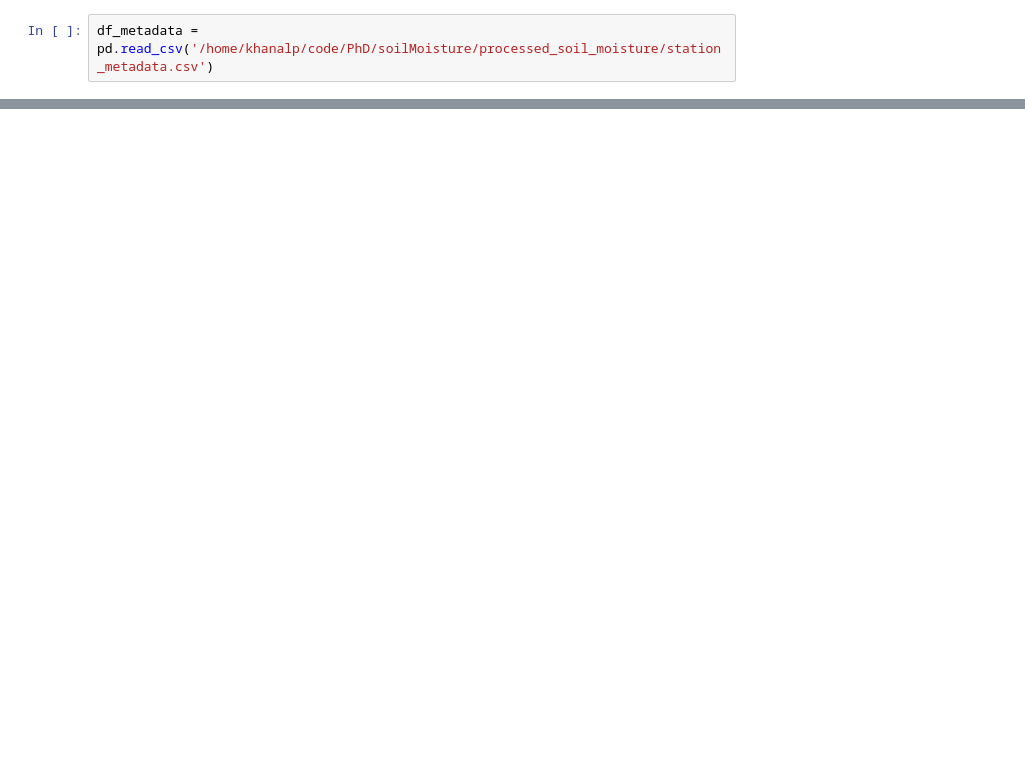
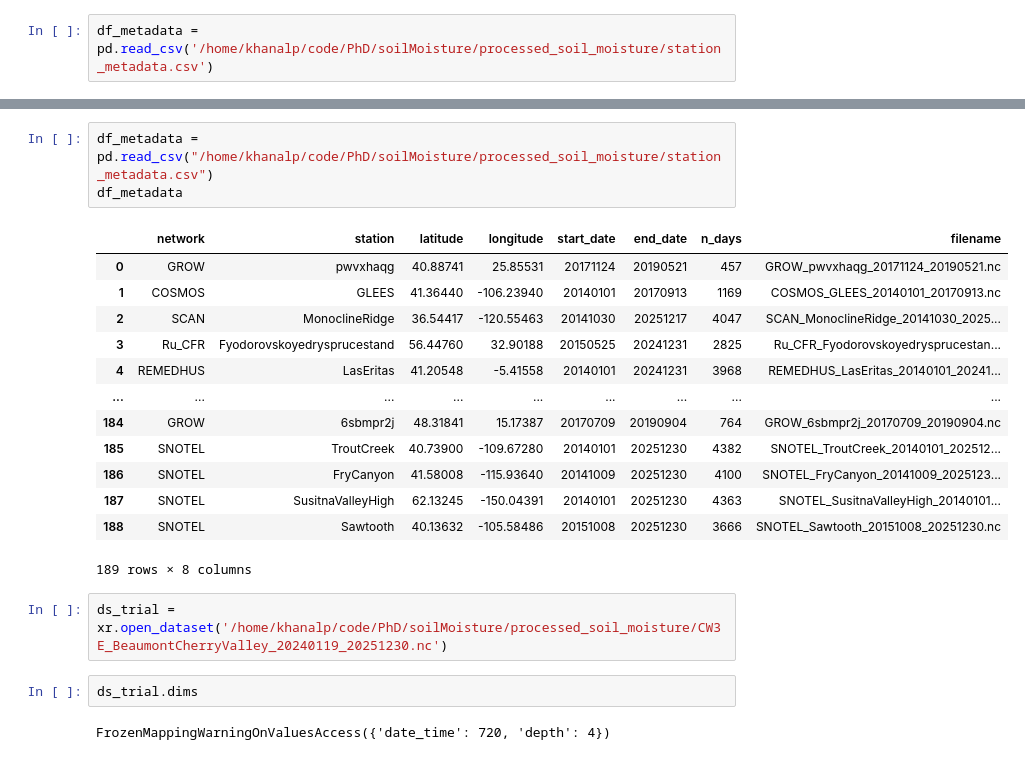
Before and after one commit to prajzwal08/soilMoisture, a Jupyter notebook: preprocessing_ISMN_soilMoisture.ipynb, the cells around one changed output, grey strips where cells are left out. Drawn from its saved outputs; the diff is of its cells as text; blank space fills up the shorter version.

```diff
--- a/preprocessing_ISMN_soilMoisture.ipynb
+++ b/preprocessing_ISMN_soilMoisture.ipynb
@@ -478,0 +541,23 @@ trial
+# %%
+df_metadata = pd.read_csv("/home/khanalp/code/PhD/soilMoisture/processed_soil_moisture/station_metadata.csv")
+df_metadata
+# %% [output]
+|  | network | station | latitude | longitude | start_date | end_date | n_days | filename |
+| 0 | GROW | pwvxhaqg | 40.88741 | 25.85531 | 20171124 | 20190521 | 457 | GROW_pwvxhaqg_20171124_20190521.nc |
+| 1 | COSMOS | GLEES | 41.36440 | -106.23940 | 20140101 | 20170913 | 1169 | COSMOS_GLEES_20140101_20170913.nc |
+| 2 | SCAN | MonoclineRidge | 36.54417 | -120.55463 | 20141030 | 20251217 | 4047 | SCAN_MonoclineRidge_20141030_2025... |
+| 3 | Ru_CFR | Fyodorovskoyedrysprucestand | 56.44760 | 32.90188 | 20150525 | 20241231 | 2825 | Ru_CFR_Fyodorovskoyedrysprucestan... |
+| 4 | REMEDHUS | LasEritas | 41.20548 | -5.41558 | 20140101 | 20241231 | 3968 | REMEDHUS_LasEritas_20140101_20241... |
+| ... | ... | ... | ... | ... | ... | ... | ... | ... |
+| 184 | GROW | 6sbmpr2j | 48.31841 | 15.17387 | 20170709 | 20190904 | 764 | GROW_6sbmpr2j_20170709_20190904.nc |
+| 185 | SNOTEL | TroutCreek | 40.73900 | -109.67280 | 20140101 | 20251230 | 4382 | SNOTEL_TroutCreek_20140101_202512... |
+| 186 | SNOTEL | FryCanyon | 41.58008 | -115.93640 | 20141009 | 20251230 | 4100 | SNOTEL_FryCanyon_20141009_2025123... |
+| 187 | SNOTEL | SusitnaValleyHigh | 62.13245 | -150.04391 | 20140101 | 20251230 | 4363 | SNOTEL_SusitnaValleyHigh_20140101... |
+| 188 | SNOTEL | Sawtooth | 40.13632 | -105.58486 | 20151008 | 20251230 | 3666 | SNOTEL_Sawtooth_20151008_20251230.nc |
+189 rows × 8 columns
+# %%
+ds_trial = xr.open_dataset('/home/khanalp/code/PhD/soilMoisture/processed_soil_moisture/CW3E_BeaumontCherryValley_20240119_20251230.nc')
+# %%
+ds_trial.dims
+# %% [output]
+FrozenMappingWarningOnValuesAccess({'date_time': 720, 'depth': 4})
```
Also changed, not shown: parts of 21 cells of this notebook.
